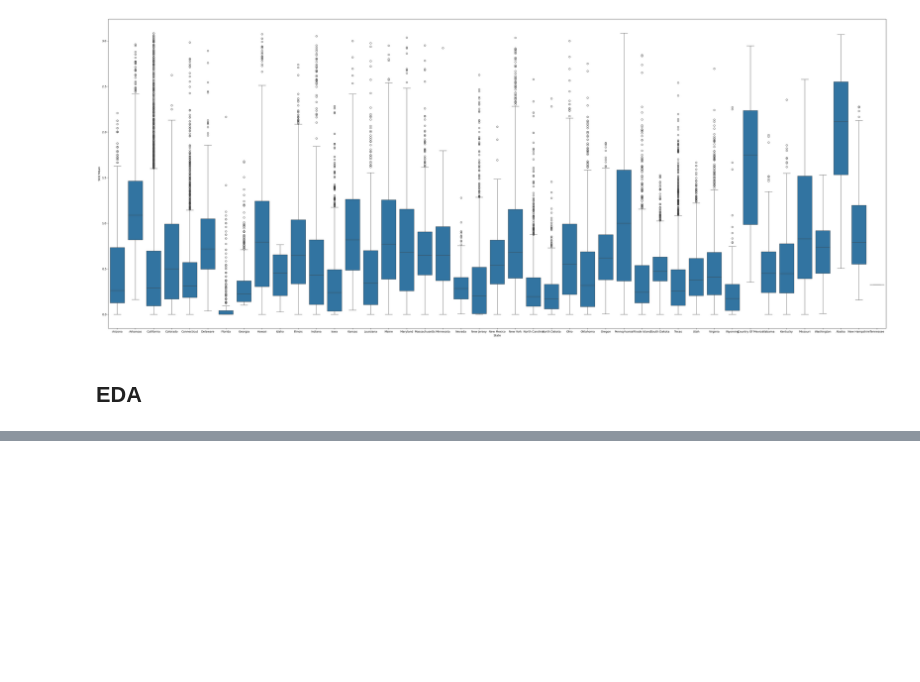
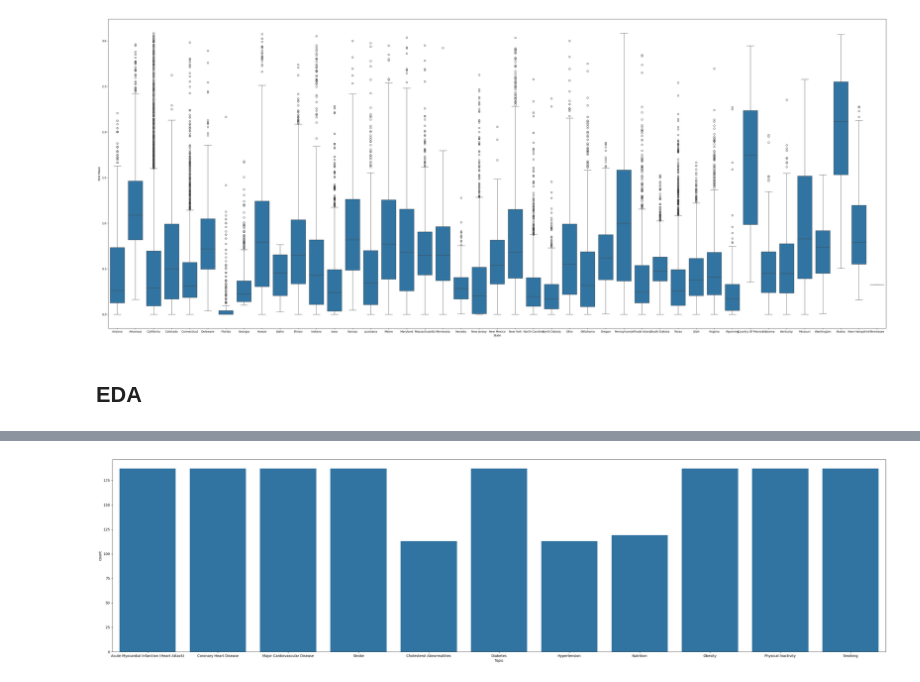
Before and after one commit to galav12/CSC442-Project, a Jupyter notebook: dataset_cleaner.ipynb, the cells around one changed output, grey strips where cells are left out. Cells and saved outputs as stored; diff of their text form; code cells hidden in the pictures; blank space fills up the shorter version.

```diff
--- a/dataset_cleaner.ipynb
+++ b/dataset_cleaner.ipynb
@@ -640,0 +192,6 @@ dtype: float64
+# %%
+plt.figure(figsize=(40,10))
+sns.countplot(x="Topic", data = merged)
+plt.show()
+# %% [output]
+[figure, added]
```
Also changed, not shown: parts of 55 cells of this notebook, 2 other files.
